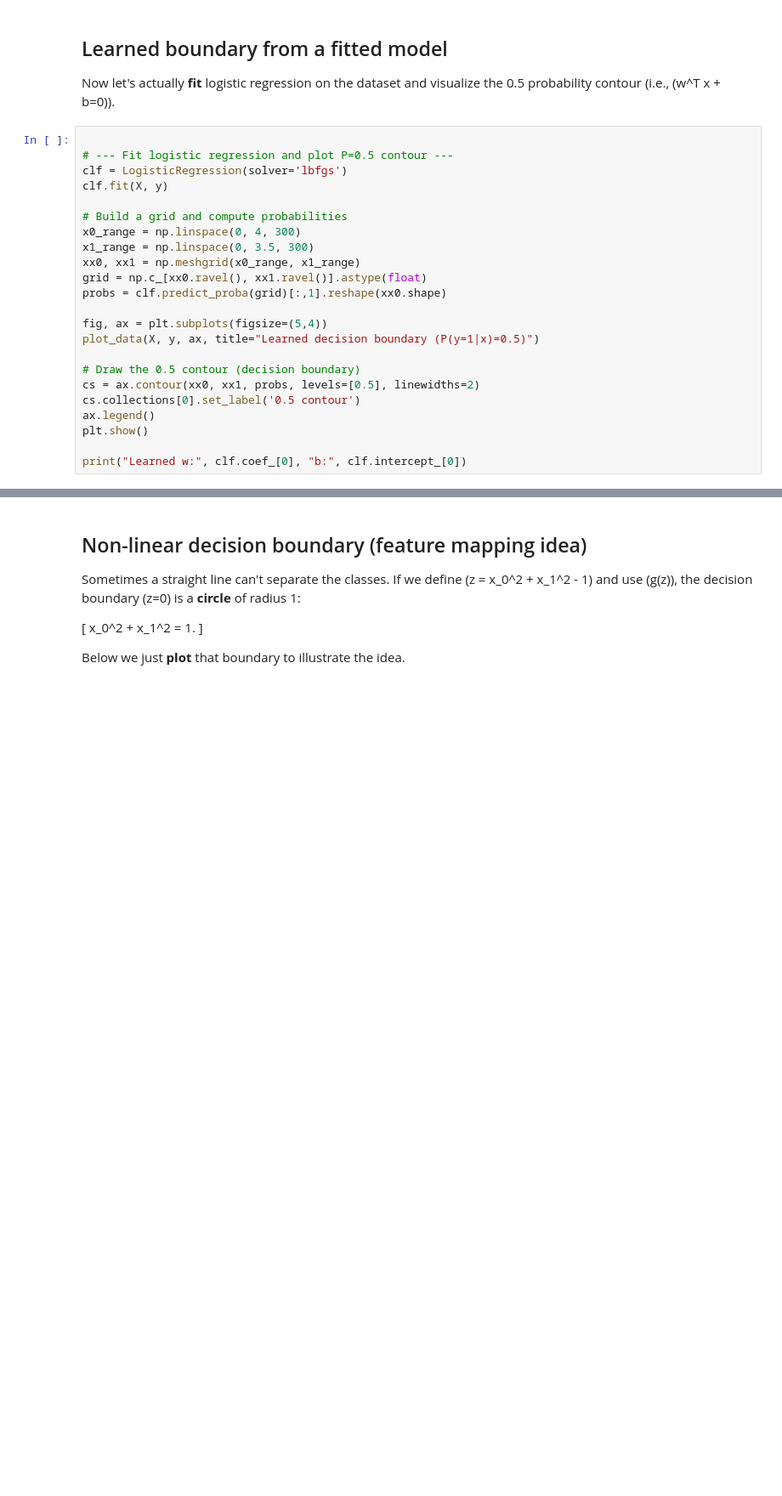
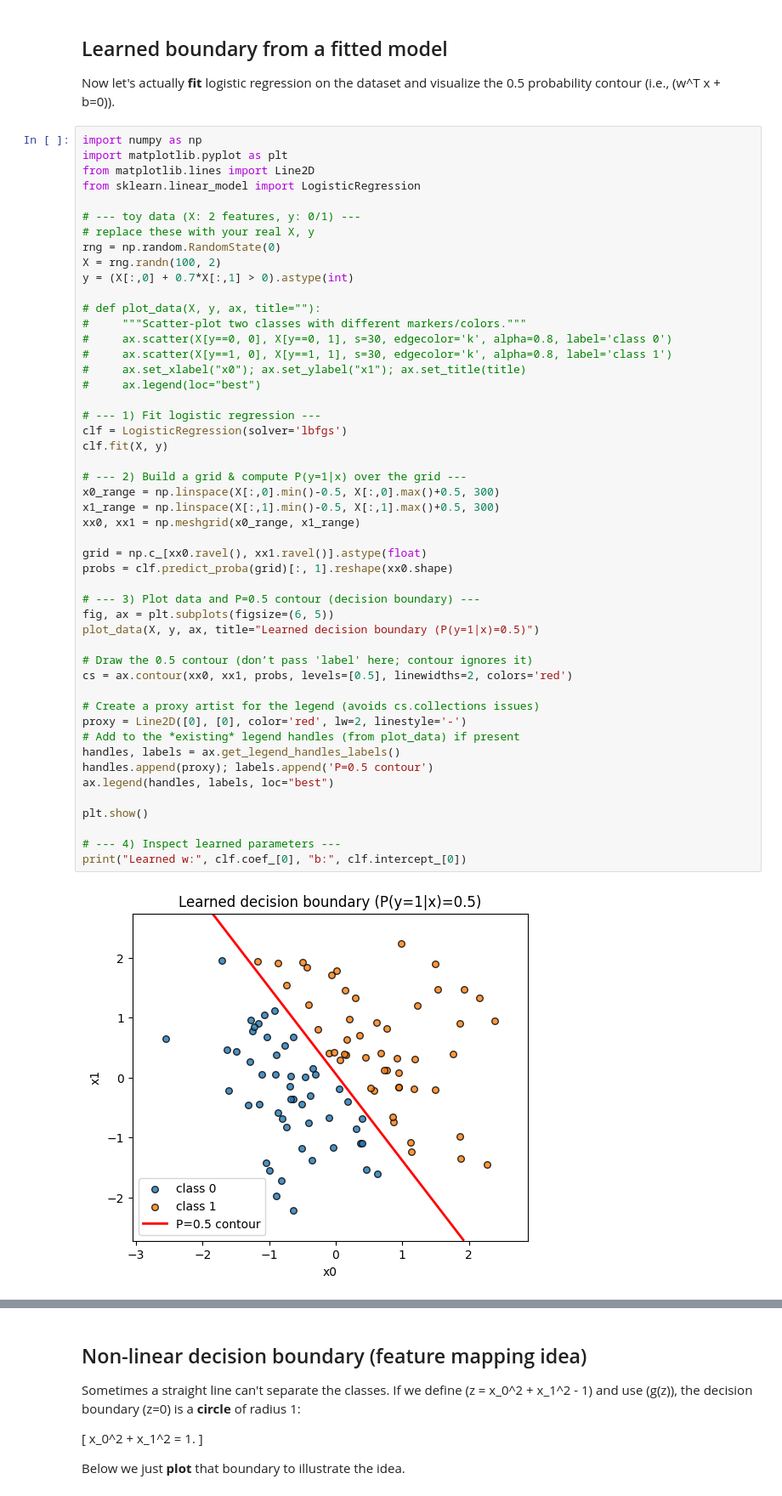
Before and after one commit to asupraja3/ml-ng-notebooks, a Jupyter notebook: DecisionBoundary_LogisticRegression.ipynb, the cells around one changed output, grey strips where cells are left out. Shown at 85% size. Drawn from its saved outputs; the diff is of its cells as text; blank space fills up the shorter version.

```diff
--- a/DecisionBoundary_LogisticRegression.ipynb
+++ b/DecisionBoundary_LogisticRegression.ipynb
@@ -96,25 +100,53 @@ plt.show()
 
 Now let's actually **fit** logistic regression on the dataset and visualize the 0.5 probability contour (i.e., \(w^T x + b=0\)).
 # %%
+import numpy as np
+import matplotlib.pyplot as plt
+from matplotlib.lines import Line2D
+from sklearn.linear_model import LogisticRegression
 
-# --- Fit logistic regression and plot P=0.5 contour ---
+# --- toy data (X: 2 features, y: 0/1) ---
+# replace these with your real X, y
+rng = np.random.RandomState(0)
+X = rng.randn(100, 2)
+y = (X[:,0] + 0.7*X[:,1] > 0).astype(int)
+
+# def plot_data(X, y, ax, title=""):
+#     """Scatter-plot two classes with different markers/colors."""
+#     ax.scatter(X[y==0, 0], X[y==0, 1], s=30, edgecolor='k', alpha=0.8, label='class 0')
+#     ax.scatter(X[y==1, 0], X[y==1, 1], s=30, edgecolor='k', alpha=0.8, label='class 1')
+#     ax.set_xlabel("x0"); ax.set_ylabel("x1"); ax.set_title(title)
+#     ax.legend(loc="best")
+
+# --- 1) Fit logistic regression ---
 clf = LogisticRegression(solver='lbfgs')
 clf.fit(X, y)
 
-# Build a grid and compute probabilities
-x0_range = np.linspace(0, 4, 300)
-x1_range = np.linspace(0, 3.5, 300)
+# --- 2) Build a grid & compute P(y=1|x) over the grid ---
+x0_range = np.linspace(X[:,0].min()-0.5, X[:,0].max()+0.5, 300)
+x1_range = np.linspace(X[:,1].min()-0.5, X[:,1].max()+0.5, 300)
 xx0, xx1 = np.meshgrid(x0_range, x1_range)
+
 grid = np.c_[xx0.ravel(), xx1.ravel()].astype(float)
-probs = clf.predict_proba(grid)[:,1].reshape(xx0.shape)
+probs = clf.predict_proba(grid)[:, 1].reshape(xx0.shape)
 
-fig, ax = plt.subplots(figsize=(5,4))
+# --- 3) Plot data and P=0.5 contour (decision boundary) ---
+fig, ax = plt.subplots(figsize=(6, 5))
 plot_data(X, y, ax, title="Learned decision boundary (P(y=1|x)=0.5)")
 
-# Draw the 0.5 contour (decision boundary)
-cs = ax.contour(xx0, xx1, probs, levels=[0.5], linewidths=2)
-cs.collections[0].set_label('0.5 contour')
-ax.legend()
+# Draw the 0.5 contour (don’t pass 'label' here; contour ignores it)
+cs = ax.contour(xx0, xx1, probs, levels=[0.5], linewidths=2, colors='red')
+
+# Create a proxy artist for the legend (avoids cs.collections issues)
+proxy = Line2D([0], [0], color='red', lw=2, linestyle='-')
+# Add to the *existing* legend handles (from plot_data) if present
+handles, labels = ax.get_legend_handles_labels()
+handles.append(proxy); labels.append('P=0.5 contour')
+ax.legend(handles, labels, loc="best")
+
 plt.show()
 
+# --- 4) Inspect learned parameters ---
 print("Learned w:", clf.coef_[0], "b:", clf.intercept_[0])
+# %% [output]
+[figure, added]
```
Also changed, not shown: parts of 5 cells of this notebook.
